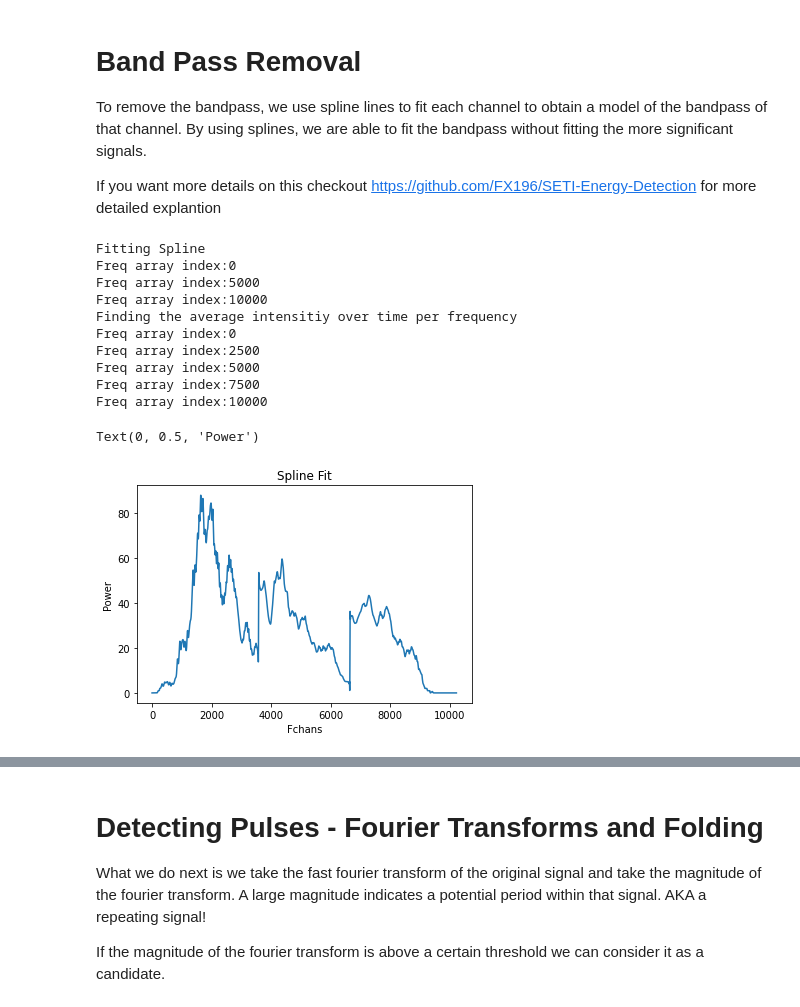
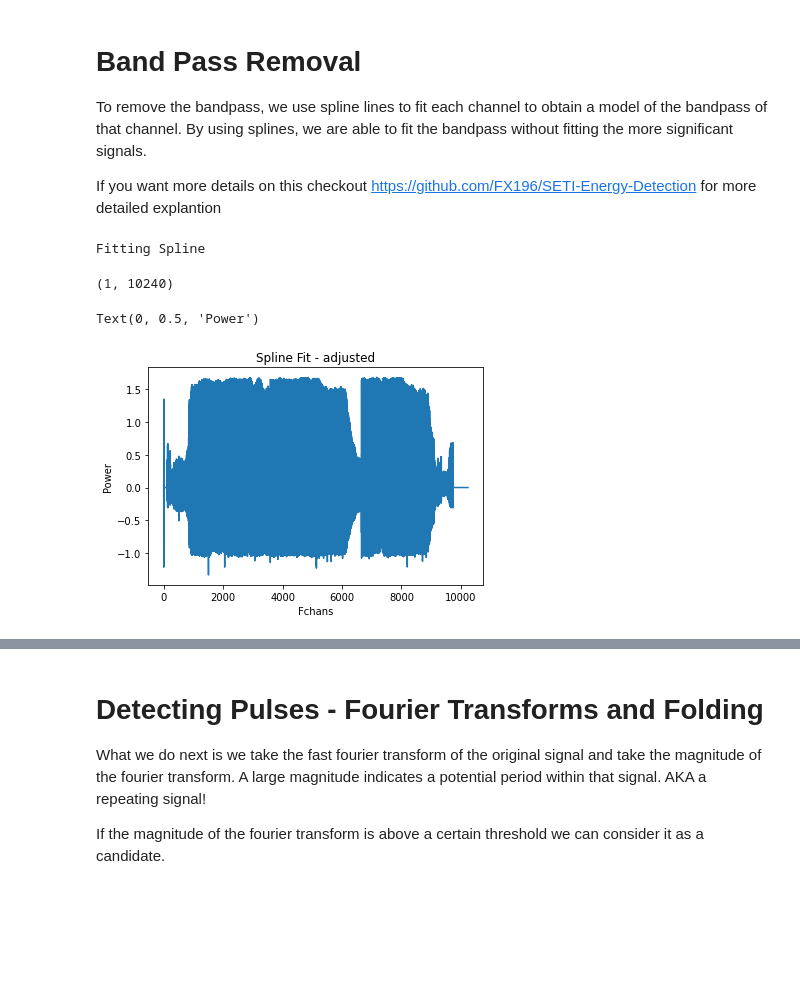
Before and after one commit to PetchMa/Pulsar_Folding, a Jupyter notebook: Pulsar_folding_EXAMPLE.ipynb, the cells around one changed output, grey strips where cells are left out. Drawn from its saved outputs; the diff is of its cells as text; code cells hidden in the pictures; blank space fills up the shorter version.

```diff
--- a/Pulsar_folding_EXAMPLE.ipynb
+++ b/Pulsar_folding_EXAMPLE.ipynb
@@ -34,6 +45,7 @@ obs = Waterfall('/content/spliced_blc40414243444546o7o0515253545556o7o0616263646
 # Loads data into numpy array
 data = obs.data
 data.shape
+coarse_channel_width = np.int(np.round(187.5/64/abs(obs.header['foff'])))
 # %% [output]
 blimpy.io.base_reader WARNING  Selection size of 8.17 GB, exceeding our size limit 1.00 GB. Instance created, header loaded, but data not loaded, please try another (t,v) selection.
 
@@ -75,39 +88,32 @@ If you want more details on this checkout https://github.com/FX196/SETI-Energy-D
 average_power = np.zeros((data.shape[2]))
 shifted_power = np.zeros((int(data.shape[2]/8)))
 x=[]
+spl_order = 2
 print("Fitting Spline")
-for i in range(0,data.shape[2],8):
-  if i%2500==0:
-    print("Freq array index:"+ str(i))
-  shifted_power[int(i/8)] = data[:,0,i].mean(axis=0)
-  x.append(i)
+data_adjust = np.zeros(data.shape)
+average_power = data.mean(axis=0)
 
-tck = interpolate.splrep(x, shifted_power, s=0)
-xnew = np.arange(0, 10232,1)
-ynew = interpolate.splev(xnew, tck, der=0)
+for i in range(0, data.shape[2], 8):
+    average_channel = average_power[0,i:i+8]
+    x = np.arange(0,coarse_channel_width,1)
+    knots = np.arange(0, coarse_channel_width, coarse_channel_width//spl_order+1)
 
-print("Finding the average intensitiy over time per frequency")
-for i in range(data.shape[2]):
-  if i%2500==0:
-    print("Freq array index:"+ str(i))
-  average_power[i]= data[:,0,i].mean(axis=0)
+    tck = interpolate.splrep(x, average_channel, s=knots[1:])
+    xnew = np.arange(0, coarse_channel_width,1)
+    ynew = interpolate.splev(xnew, tck, der=0)
+    data_adjust[:,0,i:i+8]  = data[:,0,i:i+8] - ynew
 # %% [output]
 Fitting Spline
-Freq array index:0
-Freq array index:5000
-Freq array index:10000
-Finding the average intensitiy over time per frequency
-Freq array index:0
-Freq array index:2500
-Freq array index:5000
-Freq array index:7500
-Freq array index:10000
+# %%
+print(data_adjust.mean(axis=0).shape)
+# %% [output]
+(1, 10240)
 # %%
 plt.figure()
-plt.plot(xnew, ynew)
-plt.title('Spline Fit')
+plt.plot( data_adjust.mean(axis=0)[0,:])
+plt.title('Spline Fit - adjusted')
 plt.xlabel("Fchans")
 plt.ylabel("Power")
 # %% [output]
 Text(0, 0.5, 'Power')
-[figure, old version]
+[figure, new version]
```
Also changed, not shown: parts of 10 cells of this notebook.
